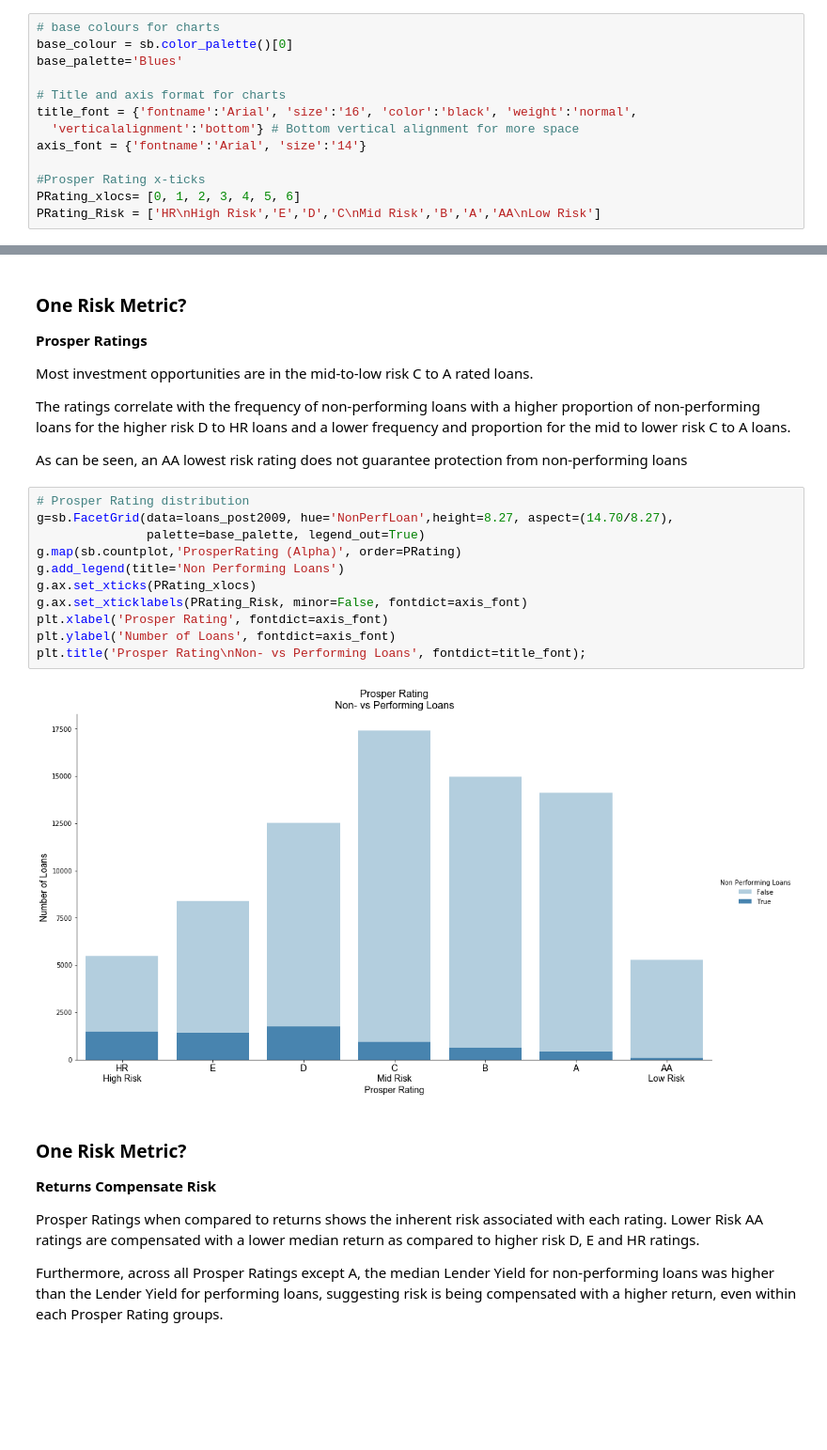
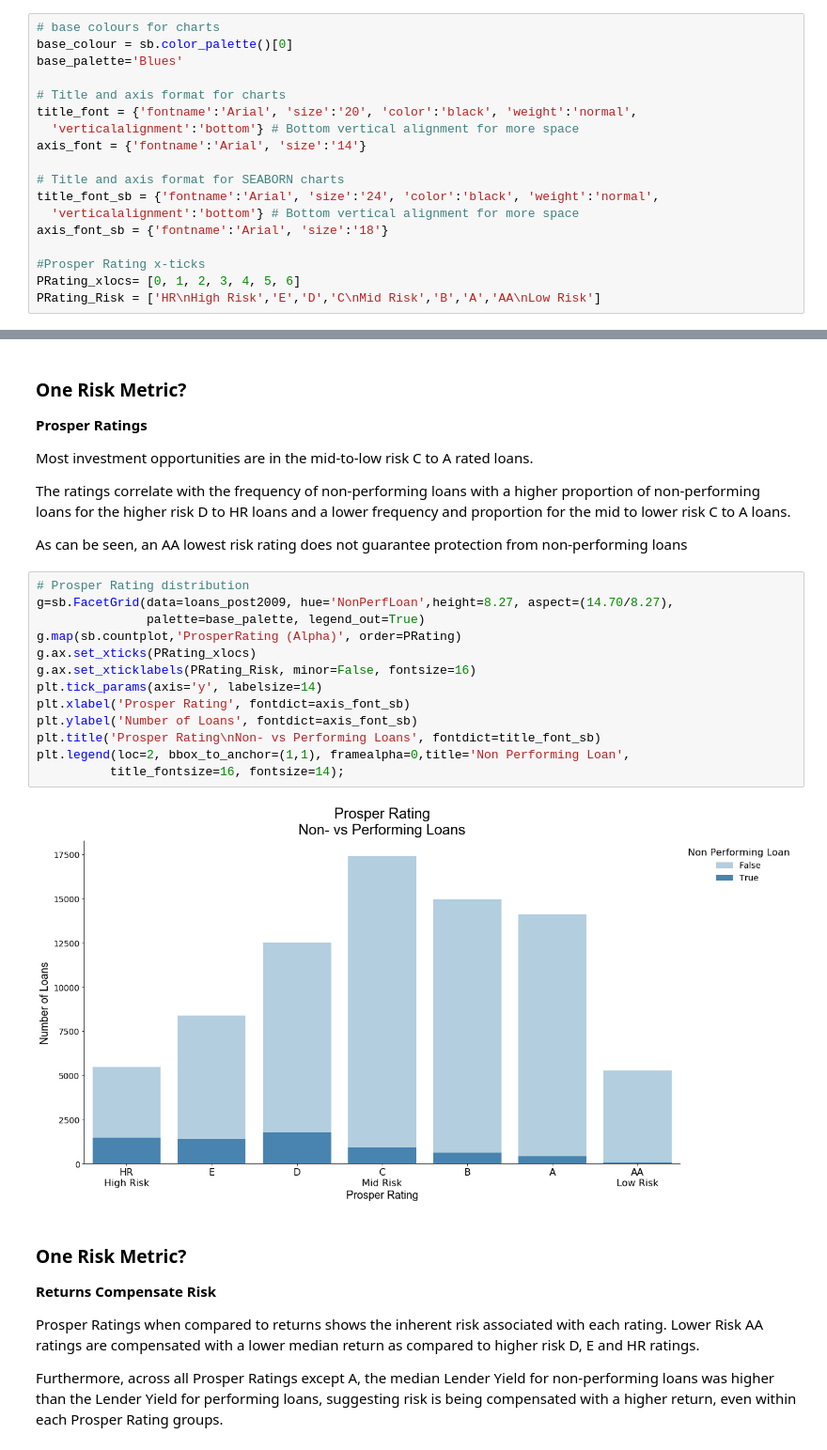
Before and after one commit to JenniferRomana/prosper_loans_PYTHON, a Jupyter notebook: Prosper_slides.ipynb, the cells around one changed output, grey strips where cells are left out. Shown at 94% size. Drawn from its saved outputs; the diff is of its cells as text; blank space fills up the shorter version.

```diff
--- a/Prosper_slides.ipynb
+++ b/Prosper_slides.ipynb
@@ -39,9 +39,14 @@ base_colour = sb.color_palette()[0]
 base_palette='Blues'
 
 # Title and axis format for charts
-title_font = {'fontname':'Arial', 'size':'16', 'color':'black', 'weight':'normal',
+title_font = {'fontname':'Arial', 'size':'20', 'color':'black', 'weight':'normal',
   'verticalalignment':'bottom'} # Bottom vertical alignment for more space
 axis_font = {'fontname':'Arial', 'size':'14'}
+
+# Title and axis format for SEABORN charts
+title_font_sb = {'fontname':'Arial', 'size':'24', 'color':'black', 'weight':'normal',
+  'verticalalignment':'bottom'} # Bottom vertical alignment for more space
+axis_font_sb = {'fontname':'Arial', 'size':'18'}
 
 #Prosper Rating x-ticks
 PRating_xlocs= [0, 1, 2, 3, 4, 5, 6]
@@ -330,16 +350,18 @@ As can be seen, an AA lowest risk rating does not guarantee protection from non-
 # %%
 # Prosper Rating distribution
 g=sb.FacetGrid(data=loans_post2009, hue='NonPerfLoan',height=8.27, aspect=(14.70/8.27),
                palette=base_palette, legend_out=True)
 g.map(sb.countplot,'ProsperRating (Alpha)', order=PRating)
-g.add_legend(title='Non Performing Loans')
 g.ax.set_xticks(PRating_xlocs)
-g.ax.set_xticklabels(PRating_Risk, minor=False, fontdict=axis_font)
-plt.xlabel('Prosper Rating', fontdict=axis_font)
-plt.ylabel('Number of Loans', fontdict=axis_font)
-plt.title('Prosper Rating\nNon- vs Performing Loans', fontdict=title_font);
+g.ax.set_xticklabels(PRating_Risk, minor=False, fontsize=16)
+plt.tick_params(axis='y', labelsize=14)
+plt.xlabel('Prosper Rating', fontdict=axis_font_sb)
+plt.ylabel('Number of Loans', fontdict=axis_font_sb)
+plt.title('Prosper Rating\nNon- vs Performing Loans', fontdict=title_font_sb)
+plt.legend(loc=2, bbox_to_anchor=(1,1), framealpha=0,title='Non Performing Loan',
+          title_fontsize=16, fontsize=14);
 # %% [output]
-[figure, old version]
+[figure, new version]
 # %% [markdown]
 ### One Risk Metric?
 
```
Also changed, not shown: parts of 16 cells of this notebook.
